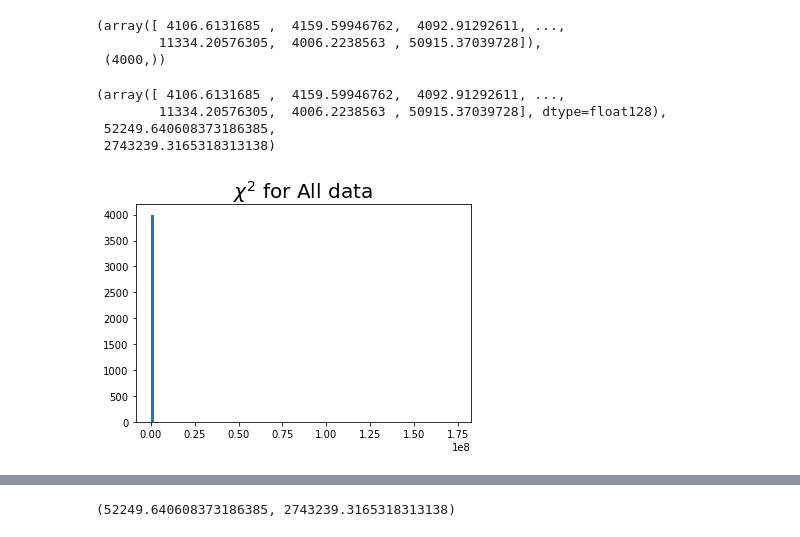
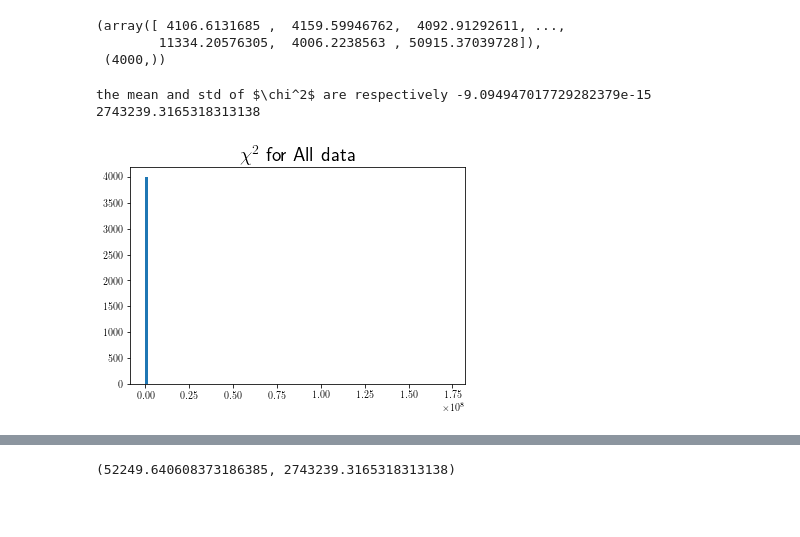
Before and after one commit to AliAlkadhim/PDF_Uncertainty, a Jupyter notebook: master_version/local/ALL_DATA_25k/Reweighting_2.ipynb, the cells around one changed output, grey strips where cells are left out. Saved outputs shown, nothing was run; the diff lists cells and outputs as text; code cells hidden in the pictures; blank space fills up the shorter version.

```diff
--- a/master_version/local/ALL_DATA_25k/Reweighting_2.ipynb
+++ b/master_version/local/ALL_DATA_25k/Reweighting_2.ipynb
@@ -1,6 +1,7 @@
 # %%
 import numpy as np
 import matplotlib.pyplot as plt
+plt.rcParams.update({"text.usetex":True})
 # %%
 MVN_4000_MASTER = np.load('/home/ali/Desktop/Pulled_Github_Repositories/NNPDF_Uncertainty/master_version/samples/MVN_4000_MASTER.npy')
 MVN_4000_MASTER, MVN_4000_MASTER.shape
@@ -92,13 +89,10 @@ chi2_array_ALL_DATA_4k, chi2_array_ALL_DATA_4k.shape
 # %%
 #to avoid overflow take data type as float 128 to handle exponentiation
 chi2_array_ALL_DATA_4k = chi2_array_ALL_DATA_4k.astype(np.float128)
 MVN_4000_MASTER = MVN_4000_MASTER.astype(np.float128)
 plt.hist(chi2_array_ALL_DATA_4k, bins=100)
 plt.title('$\chi^2$ for All data', fontsize=20)
-chi2_array_ALL_DATA_4k, np.mean(chi2_array_ALL_DATA_4k), np.std(chi2_array_ALL_DATA_4k)
+print(r'the mean and std of $\chi^2$ are respectively', np.mean(chi2_array_ALL_DATA_4k), np.std(chi2_array_ALL_DATA_4k))
 # %% [output]
-(array([ 4106.6131685 ,  4159.59946762,  4092.91292611, ...,
-        11334.20576305,  4006.2238563 , 50915.37039728], dtype=float128),
- 52249.640608373186385,
- 2743239.3165318313138)
+the mean and std of $\chi^2$ are respectively -9.094947017729282379e-15 2743239.3165318313138
-[figure, old version]
+[figure, new version]
```
Also changed, not shown: parts of 9 cells of this notebook, 1 other file.
